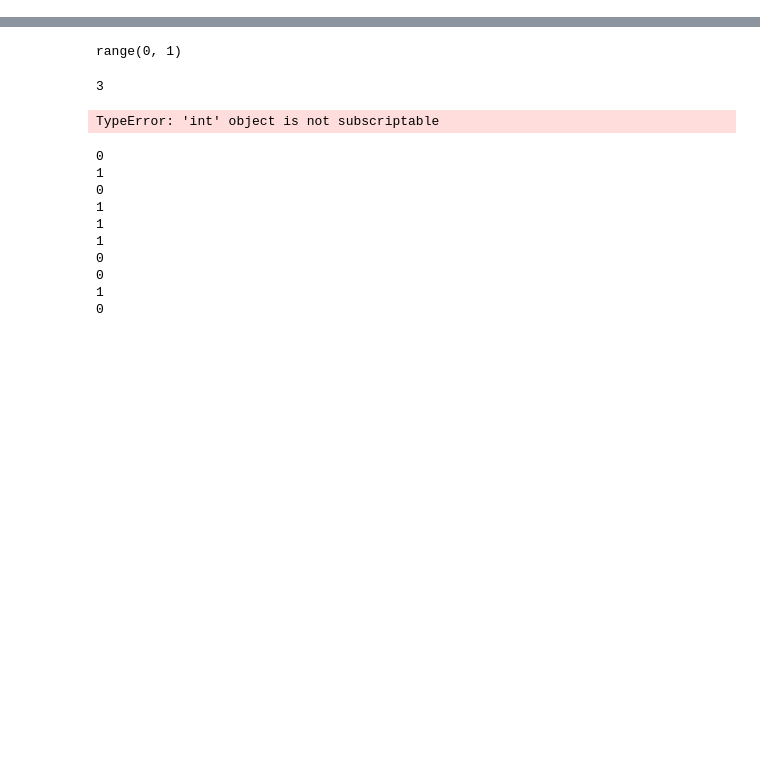
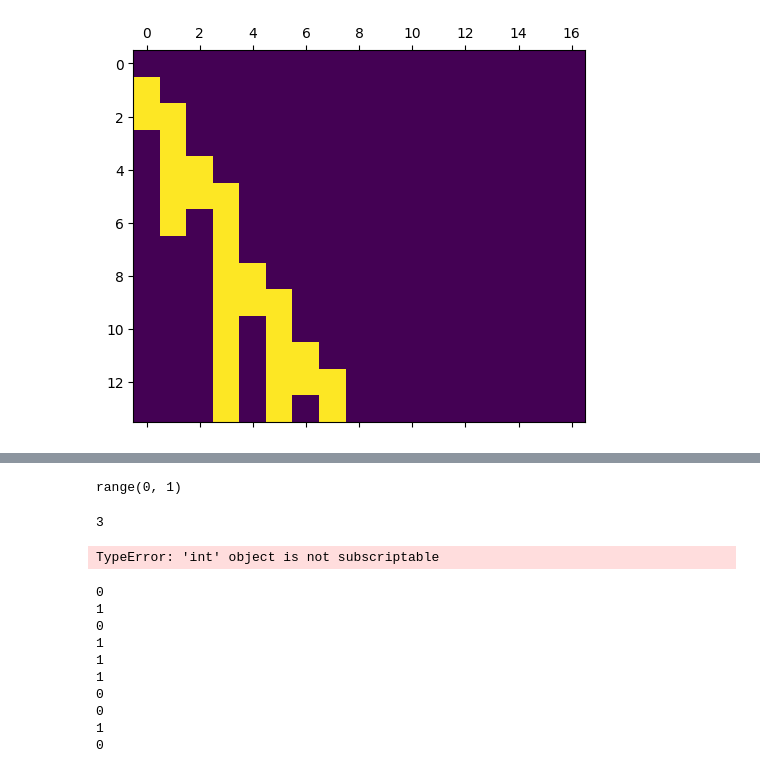
Before and after one commit to blake-holman/PebblingRocks, a Jupyter notebook: pebbling.ipynb, the cells around one changed output, grey strips where cells are left out. Cells and saved outputs as stored; diff of their text form; code cells hidden in the pictures; blank space fills up the shorter version.

```diff
--- a/pebbling.ipynb
+++ b/pebbling.ipynb
@@ -213,8 +213,0 @@ def get_random_pebbling(G, max=30, p_max=.3):
-# %%
-n = 6
-G = nx.DiGraph([(i, i+1) for i in range(n)]+[(i, 2*i) for i in range(2,n//2)])
-# nx.draw(G, with_labels=True)
-P = get_random_pebbling(G)
-P.show_graph()
-# print(P.is_legal_classic())
-P.show_pebbling()
@@ -240,0 +214,5 @@ adding 3
+# %%
+P = Pebbling(nx.Graph([(i,i+1) for i in range(2**k)]), P)
+P.show_pebbling()
+# %% [output]
+[figure, added]
```
Also changed, not shown: parts of 7 cells of this notebook.
